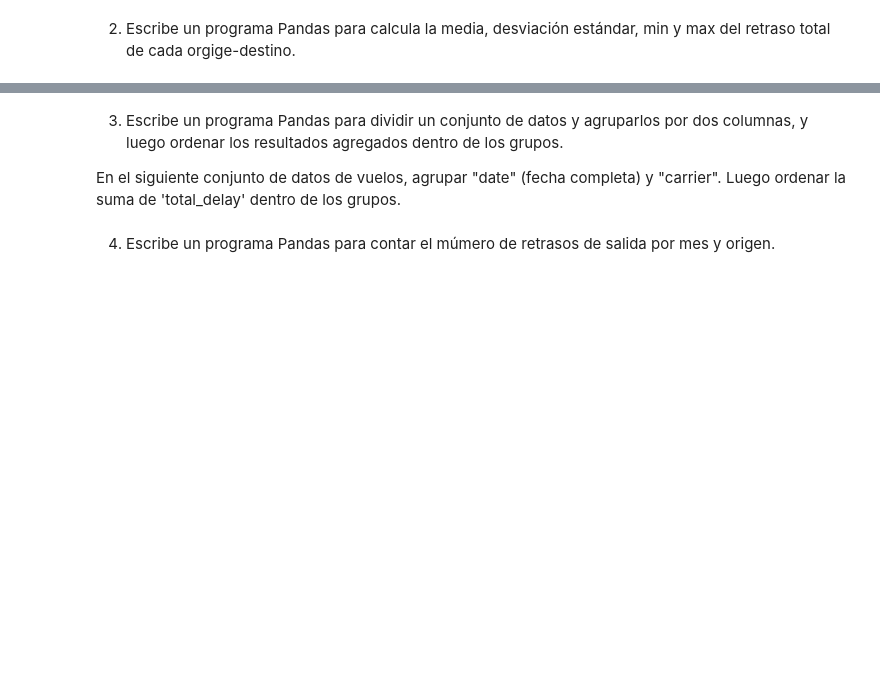
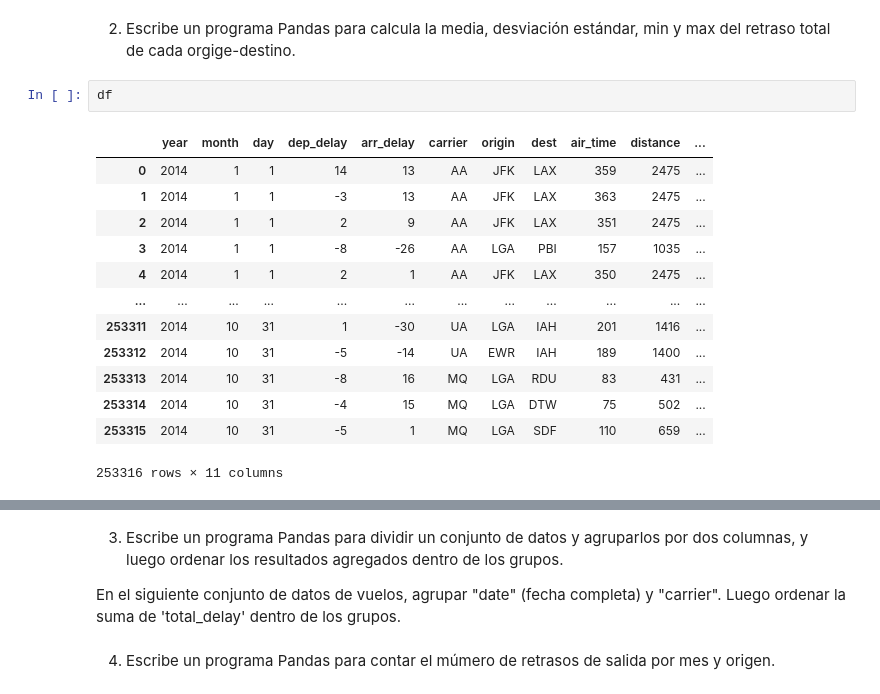
Before and after one commit to mtataytraining2/2_DataScience_Basics, a Jupyter notebook: Pandas/Pandas_dataframe_ejer_2.ipynb, the cells around one changed output, grey strips where cells are left out. Cells and saved outputs as stored; diff of their text form; blank space fills up the shorter version.

```diff
--- a/Pandas/Pandas_dataframe_ejer_2.ipynb
+++ b/Pandas/Pandas_dataframe_ejer_2.ipynb
@@ -11,2 +207,18 @@ Carga el dataset de vuelos "flights14.csv"
 # %% [markdown]
 2. Escribe un programa Pandas para calcula la media, desviación estándar, min y max del retraso total de cada orgige-destino.
+# %%
+df
+# %% [output]
+|  | year | month | day | dep_delay | arr_delay | carrier | origin | dest | air_time | distance | ... |
+| 0 | 2014 | 1 | 1 | 14 | 13 | AA | JFK | LAX | 359 | 2475 | ... |
+| 1 | 2014 | 1 | 1 | -3 | 13 | AA | JFK | LAX | 363 | 2475 | ... |
+| 2 | 2014 | 1 | 1 | 2 | 9 | AA | JFK | LAX | 351 | 2475 | ... |
+| 3 | 2014 | 1 | 1 | -8 | -26 | AA | LGA | PBI | 157 | 1035 | ... |
+| 4 | 2014 | 1 | 1 | 2 | 1 | AA | JFK | LAX | 350 | 2475 | ... |
+| ... | ... | ... | ... | ... | ... | ... | ... | ... | ... | ... | ... |
+| 253311 | 2014 | 10 | 31 | 1 | -30 | UA | LGA | IAH | 201 | 1416 | ... |
+| 253312 | 2014 | 10 | 31 | -5 | -14 | UA | EWR | IAH | 189 | 1400 | ... |
+| 253313 | 2014 | 10 | 31 | -8 | 16 | MQ | LGA | RDU | 83 | 431 | ... |
+| 253314 | 2014 | 10 | 31 | -4 | 15 | MQ | LGA | DTW | 75 | 502 | ... |
+| 253315 | 2014 | 10 | 31 | -5 | 1 | MQ | LGA | SDF | 110 | 659 | ... |
+253316 rows × 11 columns
```
Also changed, not shown: parts of 11 cells of this notebook.
